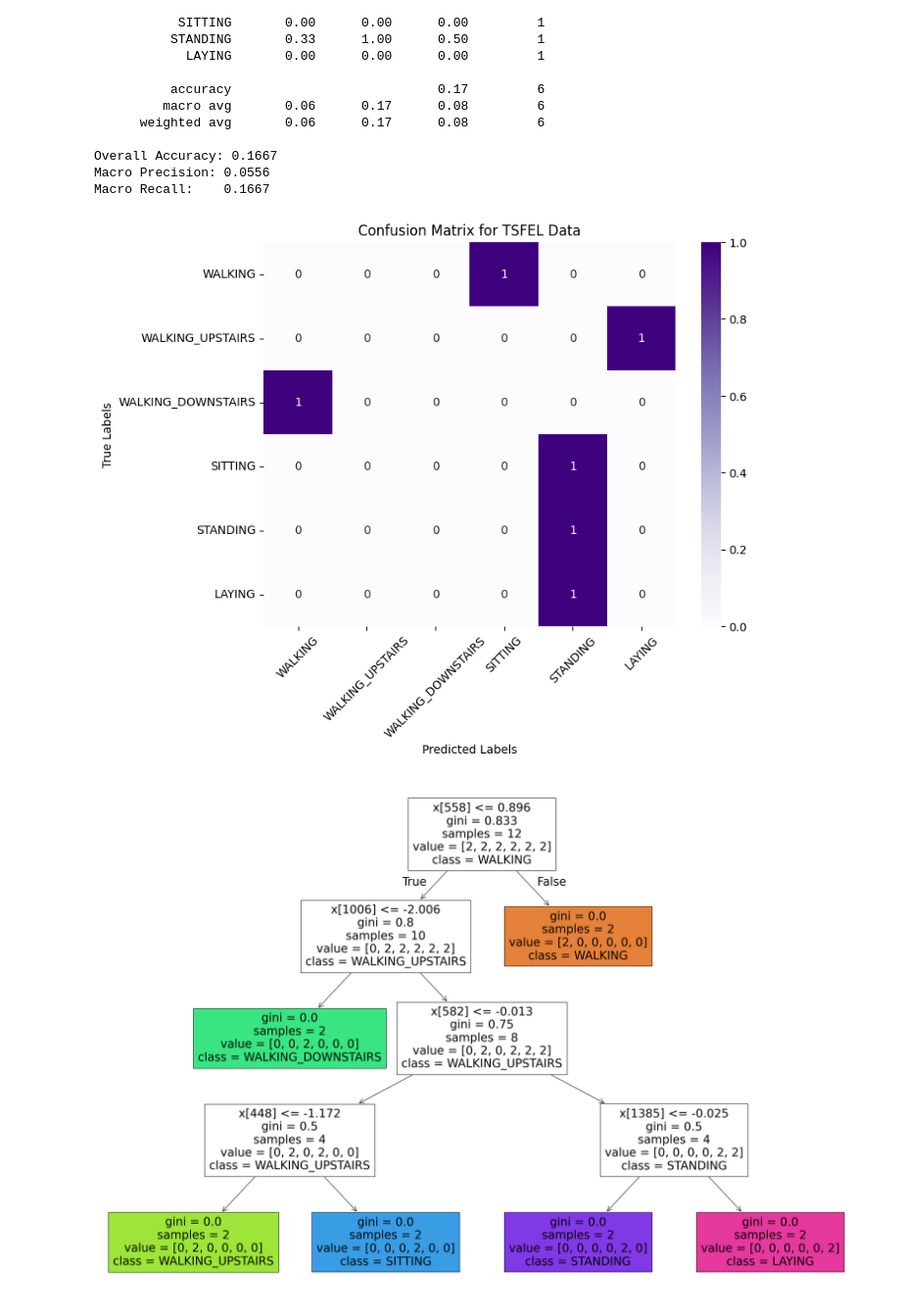
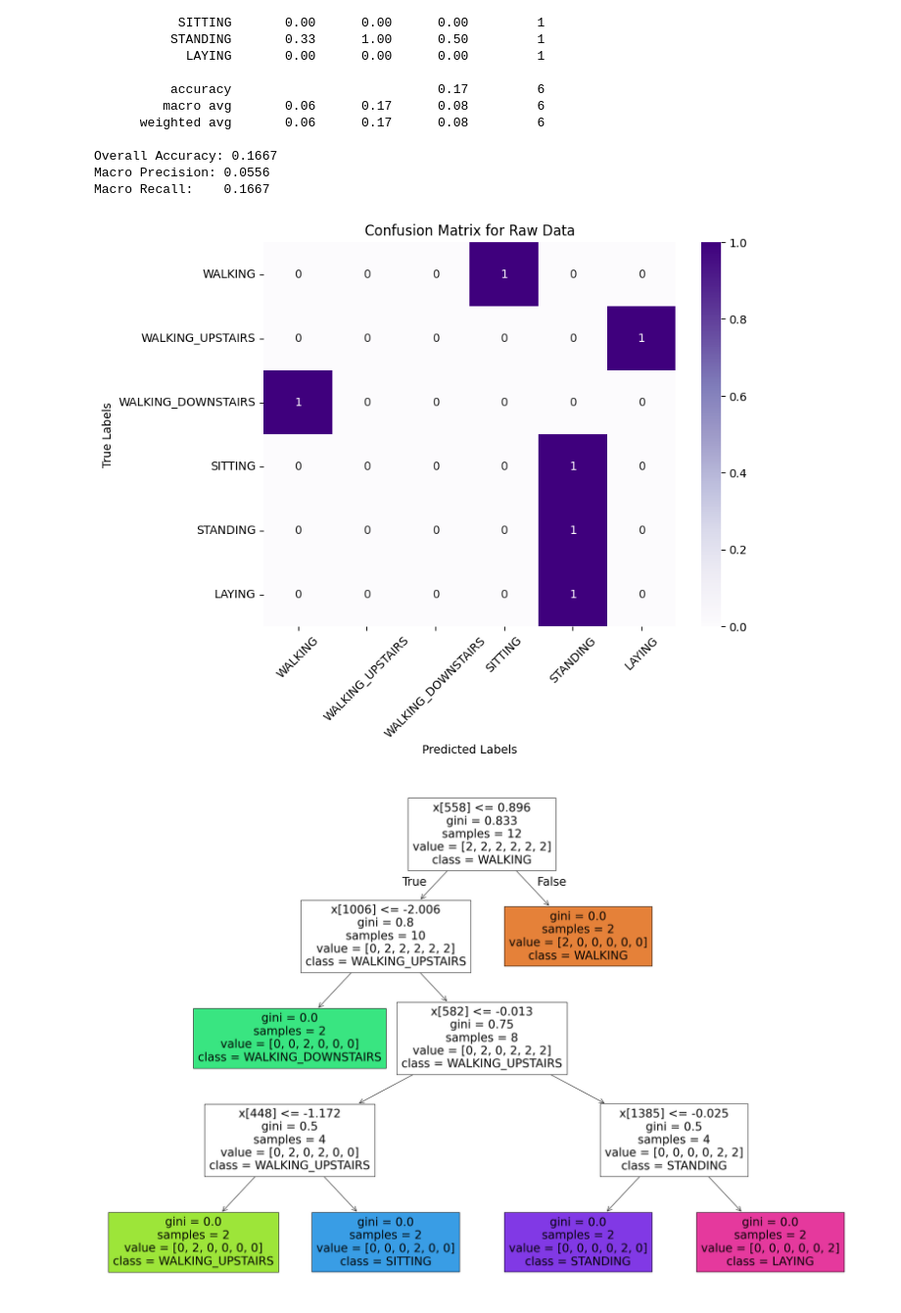
Before and after one commit to Seemanshi2104/es335-25-fall-assignment1, a Jupyter notebook: HAR Task3.ipynb, the cells around one changed output. Shown at 98% size. Cells and saved outputs as stored; diff of their text form; code cells hidden in the pictures.

```diff
--- a/HAR_Task3.ipynb
+++ b/HAR Task3.ipynb
@@ -176,8 +204,8 @@ plt.show()
 import os
 import numpy as np
 import pandas as pd
+base_dir = r"Datasets\TSFEL_3axes_allfeatures\Train"
 
-base_dir = os.path.join("Datasets","TSFEL_3axes_allfeatures\Train")
 # Now build path safely
 
 # Desired label mapping
@@ -231,7 +259,8 @@ import numpy as np
 import pandas as pd
 
 # Now build path safely
-base_dir = os.path.join("TSFEL_Processed_Trim_allfeatures\TSFEL_Processed_Trim_allfeatures")
+# base_dir = os.path.join("Datasets\TSFEL_Processed_Trim_allfeatures")
+base_dir = r"Datasets\TSFEL_Processed_Trim_allfeatures\TSFEL_Processed_Trim_allfeatures"
 
 # Desired label mapping
 label_map = {
@@ -251,7 +280,7 @@ for activity, label in label_map.items():
     files = [f for f in os.listdir(act_dir) if f.lower().endswith(".csv")]
     files.sort()  # ensure consistent order
 
-
+    # Take first 3 files from each activity
     for fname in files[:]:
         fpath = os.path.join(act_dir, fname)
         df = pd.read_csv(fpath)
@@ -521,21 +550,21 @@ Macro Recall:    0.1667
 # %%
 
 
 conf_matrix = confusion_matrix(y_test_raw, y_pred_raw)
 plt.figure(figsize=(8, 6))
 sns.heatmap(conf_matrix, annot=True, fmt='d', cmap='Purples',
             xticklabels=activities,
             yticklabels=activities)
 
 plt.xticks(rotation=45)
 plt.yticks()
 plt.xlabel('Predicted Labels')
 plt.ylabel('True Labels')
-plt.title('Confusion Matrix for TSFEL Data')
+plt.title('Confusion Matrix for Raw Data')
 
 plt.show()
 # %% [output]
-[figure, old version]
+[figure, new version]
 # %%
 
 plt.figure(figsize=(30, 20))
```
Also changed, not shown: parts of 12 cells of this notebook, 1 other file.
